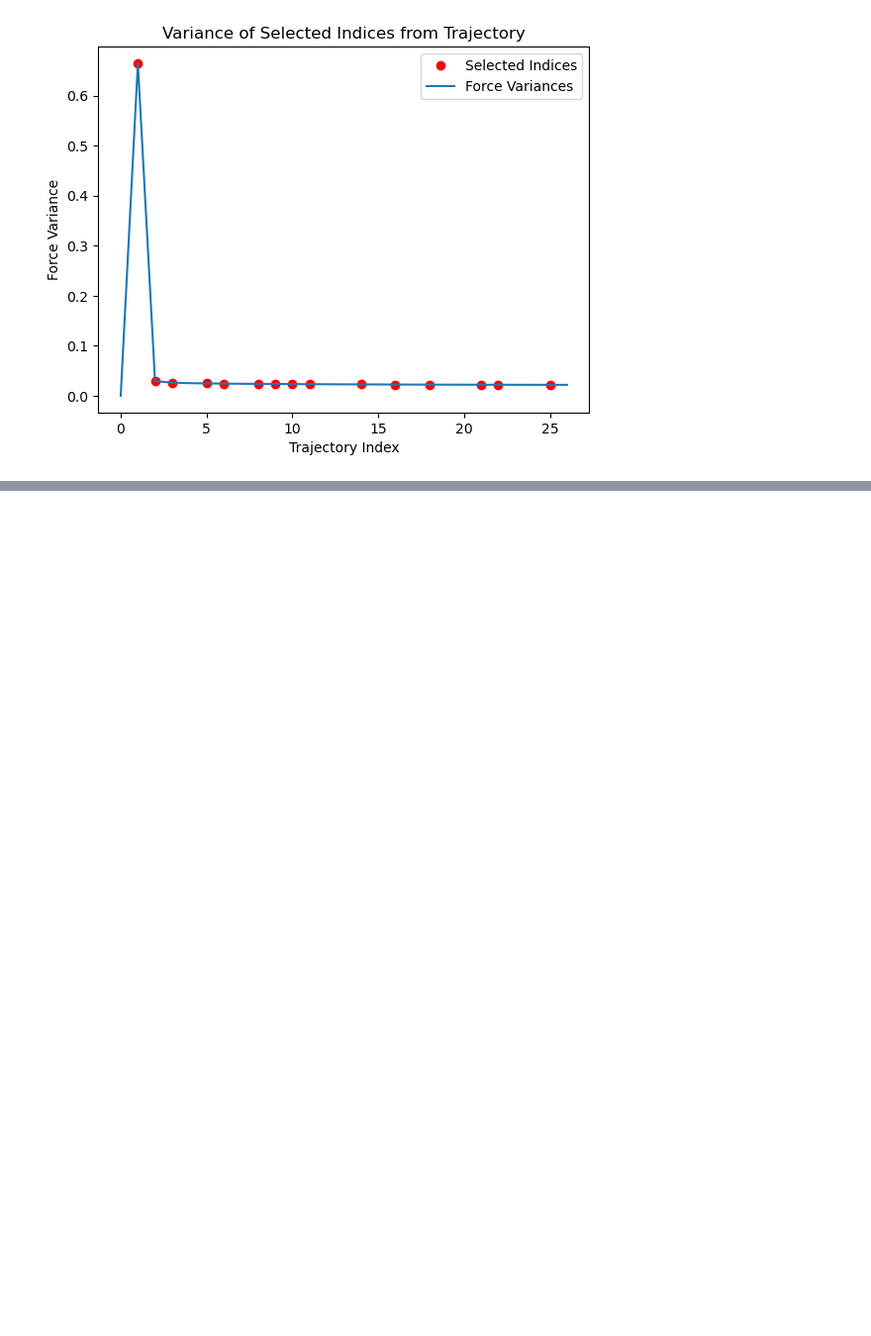
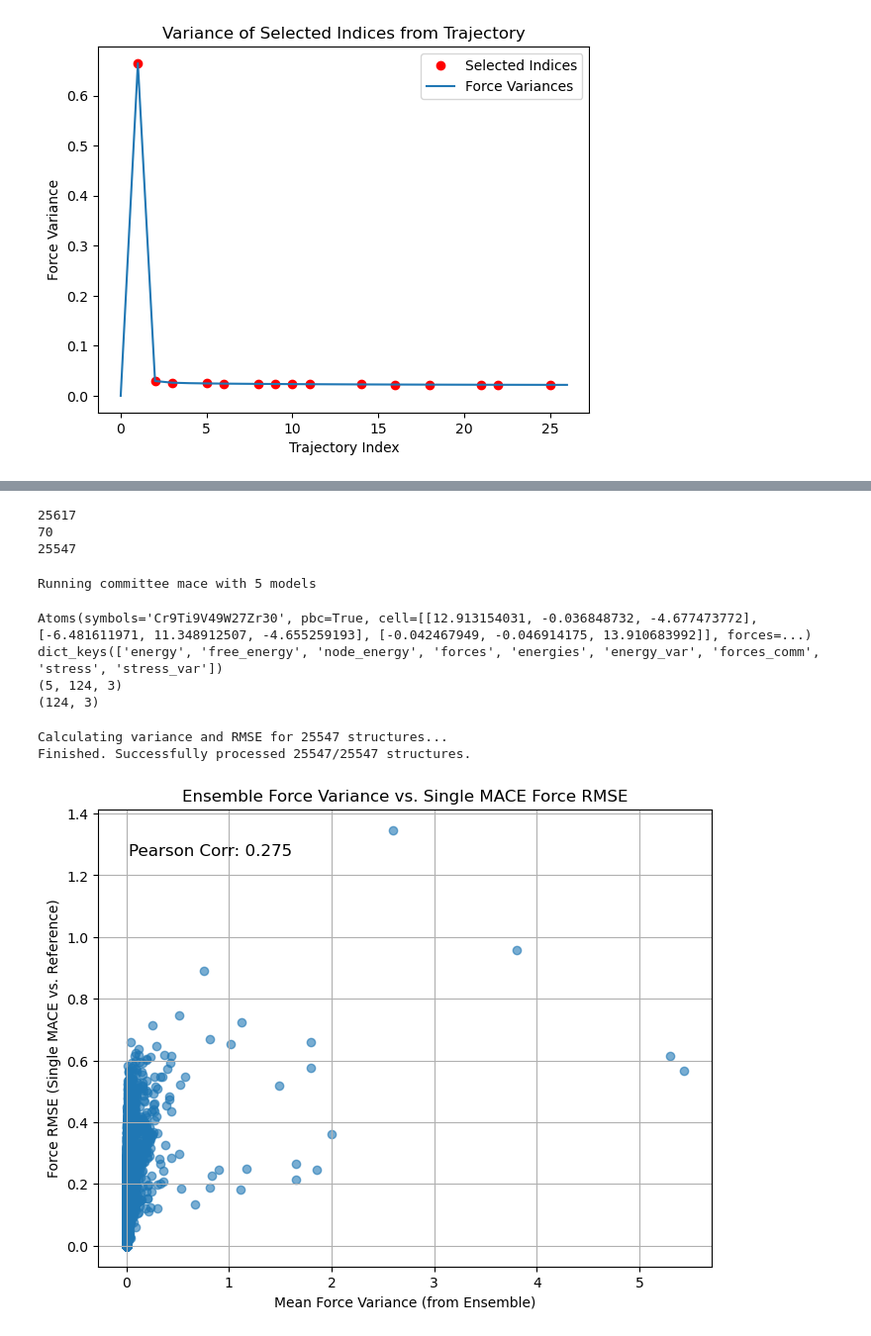
Before and after one commit to mstapelberg/forge, a Jupyter notebook: scratch/notebooks/scratch_aa_test.ipynb, the cells around one changed output, grey strips where cells are left out. Shown at 99% size. Saved outputs shown, nothing was run; the diff lists cells and outputs as text; code cells hidden in the pictures; blank space fills up the shorter version.

Commit message:
updated aa script and made rmse_var

```diff
--- a/scratch/notebooks/scratch_aa_test.ipynb
+++ b/scratch/notebooks/scratch_aa_test.ipynb
@@ -1427,0 +1434,9 @@ plt.show()
+# %%
+remaining_atoms_set = list(set(structure_ids) - set(atoms_dimers))
+print(len(structure_ids))
+print(len(atoms_dimers))
+print(len(remaining_atoms_set))
+# %% [output]
+25617
+70
+25547
@@ -1427,0 +1445,27 @@ plt.show()
+# %%
+model_paths = glob.glob('../potentials/mace_gen_7_ensemble/*')
+calculator = MACECalculator(model_paths=model_paths, default_dtype='float32', device=device, use_cueq=use_cueq)
+# %% [output]
+Running committee mace with 5 models
+# %%
+print(remaining_atoms[0])
+#print(remaining_atoms[0].info.keys())
+
+#print(remaining_atoms[0].arrays['forces'])
+#print(remaining_atoms[0].info['energy'])
+#print(remaining_atoms[0].info['stress'])
+
+
+remaining_atoms[0].calc = calculator
+remaining_atoms[0].get_forces()
+
+
+print(remaining_atoms[0].calc.results.keys())
+
+print(remaining_atoms[0].calc.results['forces_comm'].shape)
+print(remaining_atoms[0].calc.results['forces'].shape)
+# %% [output]
+Atoms(symbols='Cr9Ti9V49W27Zr30', pbc=True, cell=[[12.913154031, -0.036848732, -4.677473772], [-6.481611971, 11.348912507, -4.655259193], [-0.042467949, -0.046914175, 13.910683992]], forces=...)
+dict_keys(['energy', 'free_energy', 'node_energy', 'forces', 'energies', 'energy_var', 'forces_comm', 'stress', 'stress_var'])
+(5, 124, 3)
+(124, 3)
@@ -1427,0 +1665,36 @@ plt.show()
+# %%
+# Example Usage (within your notebook):
+#
+from ase.io import read
+from forge.core.adversarial_attack import AdversarialCalculator # Or your ensemble calculator class
+import matplotlib.pyplot as plt
+#
+# # 3. Calculate Metrics
+variances, rmses, indices = calculate_variance_and_rmse(
+    atoms_list=remaining_atoms,
+    mace_calculator=calculator,
+    reference_force_key='forces', # Key for DFT/reference forces
+    ensemble_force_key='forces_comm',      # Key for the (n_models, n_atoms, 3) array
+    ensemble_force_location='calc_results' # Or 'arrays' or 'info'
+)
+#
+# # 4. Plot Results (Same as before)
+if variances and rmses:
+    plt.figure(figsize=(8, 6))
+    plt.scatter(variances, rmses, alpha=0.6)
+    plt.xlabel("Mean Force Variance (from Ensemble)")
+    plt.ylabel("Force RMSE (Single MACE vs. Reference)")
+    plt.title("Ensemble Force Variance vs. Single MACE Force RMSE")
+    plt.grid(True)
+    try:
+        corr = np.corrcoef(variances, rmses)[0, 1]
+        plt.text(0.05, 0.9, f'Pearson Corr: {corr:.3f}', transform=plt.gca().transAxes, fontsize=12)
+    except Exception as e:
+        print(f"Could not calculate correlation: {e}")
+    plt.show()
+else:
+    print("No data points were successfully processed to plot.")
+# %% [output]
+Calculating variance and RMSE for 25547 structures...
+Finished. Successfully processed 25547/25547 structures.
+[figure, added]
```
Also changed, not shown: parts of 6 cells of this notebook, 1 other file.
